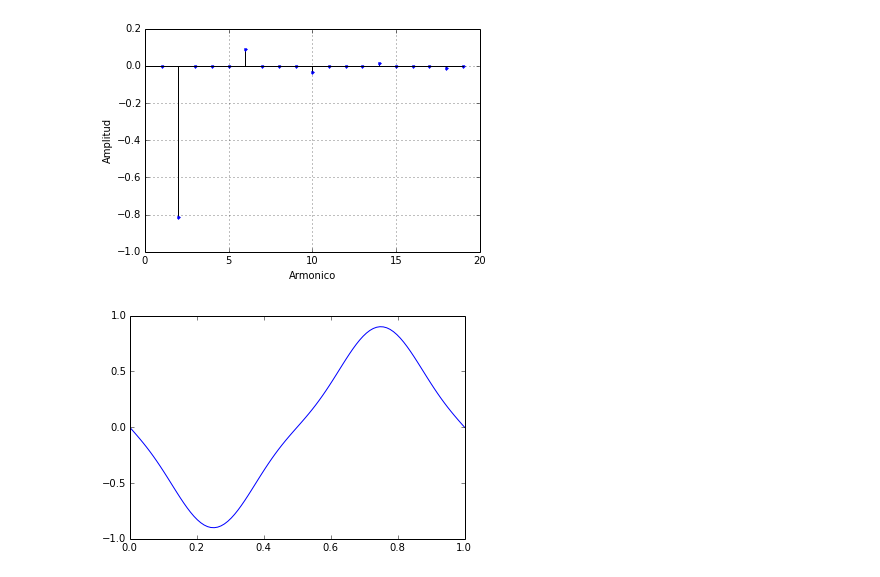
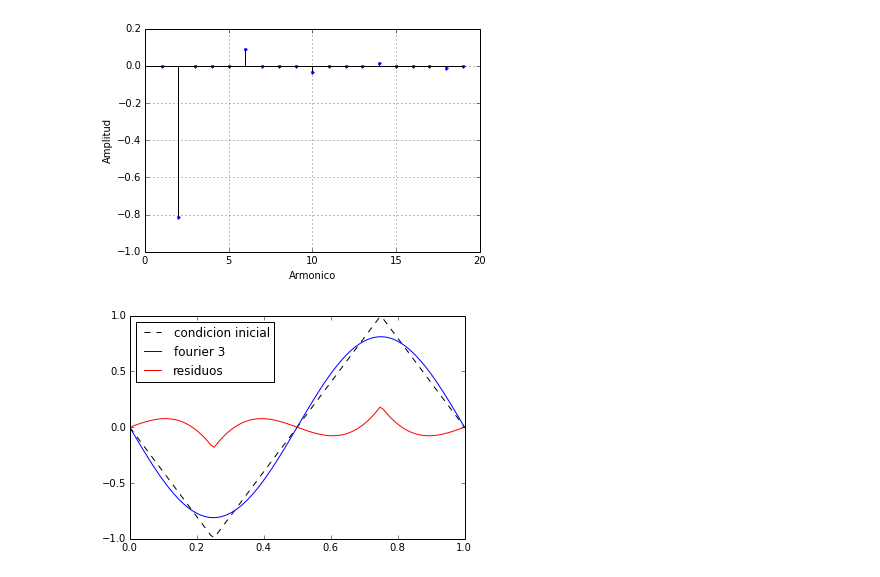
Before and after one commit to ababino/fisica2, a Jupyter notebook: guia3.ipynb, the cells around one changed output. Cells and saved outputs as stored; diff of their text form; code cells hidden in the pictures.

Commit message:
residuos en los graficos

```diff
--- a/guia3.ipynb
+++ b/guia3.ipynb
@@ -35,6 +35,11 @@ ylabel('Amplitud')
 def f(armonicos=1):
     L = 1
     x = linspace(0, L, 100)
+    y = fourier(x, armonicos, amp_fun=amp4)
+    y0 = concatenate([2*x[:50], -2*(x[50:] - L)])
     ylim([0, 1])
-    plot(x, fourier(x, armonicos, amp_fun=amp4))
+    plot(x, y0, 'k--', label='triangulo')
+    plot(x, y, 'b', label='fourier '+str(armonicos))
+    plot(x, y0 - y, 'r', label='residuos')
+    legend()
 # %% [output]
@@ -58,10 +63,15 @@ ylabel('Amplitud')
 [figure]
 # %%
 @interact(armonicos=(1, 40, 2))
-def f(armonicos=1):
-    L = 1
+def f(armonicos=3):
+    L = 1.0
     x = linspace(0, L, 100)
+    y0 = concatenate([-4*x[:25], 4*(x[25:75] - L/2), -4*(x[75:]-L)])
+    y = fourier(x, armonicos, amp_fun=amp5)
     ylim([-1, 1])
-    plot(x, fourier(x, armonicos, amp_fun=amp5))
+    plot(x, y0,'k--', label='condicion inicial')
+    plot(x, y,'b', label='fourier ' + str(armonicos))
+    plot(x, y0 - y,'r', label='residuos')
+    legend(loc='upper left')
 # %% [output]
-[figure, old version]
+[figure, new version]
```
Also changed, not shown: parts of 2 cells of this notebook.
